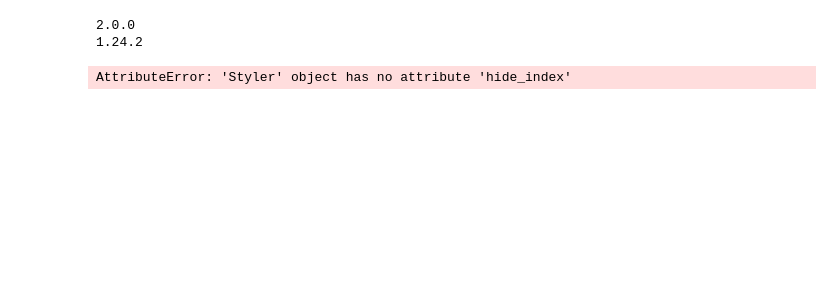
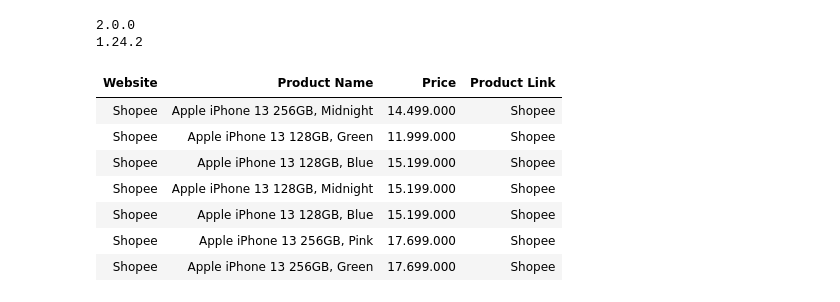
Before and after one commit to meilindazheng/web-automation, a Jupyter notebook: web-automation-task.ipynb, the cells around one changed output. Cells and saved outputs as stored; diff of their text form; code cells hidden in the pictures; blank space fills up the shorter version.

```diff
--- a/web-automation-task.ipynb
+++ b/web-automation-task.ipynb
@@ -32,24 +32,36 @@ for i in range (1,10):
     time.sleep(2)
 # %%
 i = 1
+j = 1
 base_url = "https://shopee.co.id"
 current_url = driver.current_url
+base_name = "Apple iPhone 13"
 list_website, list_product, list_price, list_link=[],[],[],[]
 for area in data.find_all('div',class_="col-xs-2-4 shopee-search-item-result__item"):
     nama = area.find('div',class_="ie3A+n bM+7UW Cve6sh").get_text()
     price = area.find('span',class_="ZEgDH9").get_text()
     link = area.find('a')['href']
-    if base_url in current_url:
+    if base_url in current_url and base_name in nama:
         website_name = "Shopee"
         list_website.append(website_name)
-    list_product.append(nama)
-    list_price.append(price)
-    list_link.append(base_url+link)
-    i+=1
+        list_product.append(nama)
+        list_price.append(price)
+        list_link.append(base_url+link)
+
 df = pd.DataFrame({'Website':list_website,'Product Name':list_product,'Price':list_price,'Product Link':list_link})
-# df2 = df.to_string(index=False)
-# print(df2)
-df = df.style.hide_index()
+
+def make_clickable(url, name):
+    return '<a href="{}" rel="noopener noreferrer" target="_blank">{}</a>'.format(url,name)
+df['Product Link'] = df.apply(lambda x: make_clickable(x['Product Link'], x['Website']), axis=1)
+df.style
+df = df.style.hide()
 df
 # %% [output]
-AttributeError: 'Styler' object has no attribute 'hide_index'
+| Website | Product Name | Price | Product Link |
+| Shopee | Apple iPhone 13 256GB, Midnight | 14.499.000 | Shopee |
+| Shopee | Apple iPhone 13 128GB, Green | 11.999.000 | Shopee |
+| Shopee | Apple iPhone 13 128GB, Blue | 15.199.000 | Shopee |
+| Shopee | Apple iPhone 13 128GB, Midnight | 15.199.000 | Shopee |
+| Shopee | Apple iPhone 13 128GB, Blue | 15.199.000 | Shopee |
+| Shopee | Apple iPhone 13 256GB, Pink | 17.699.000 | Shopee |
+| Shopee | Apple iPhone 13 256GB, Green | 17.699.000 | Shopee |
```
Also changed, not shown: parts of 3 cells of this notebook.
